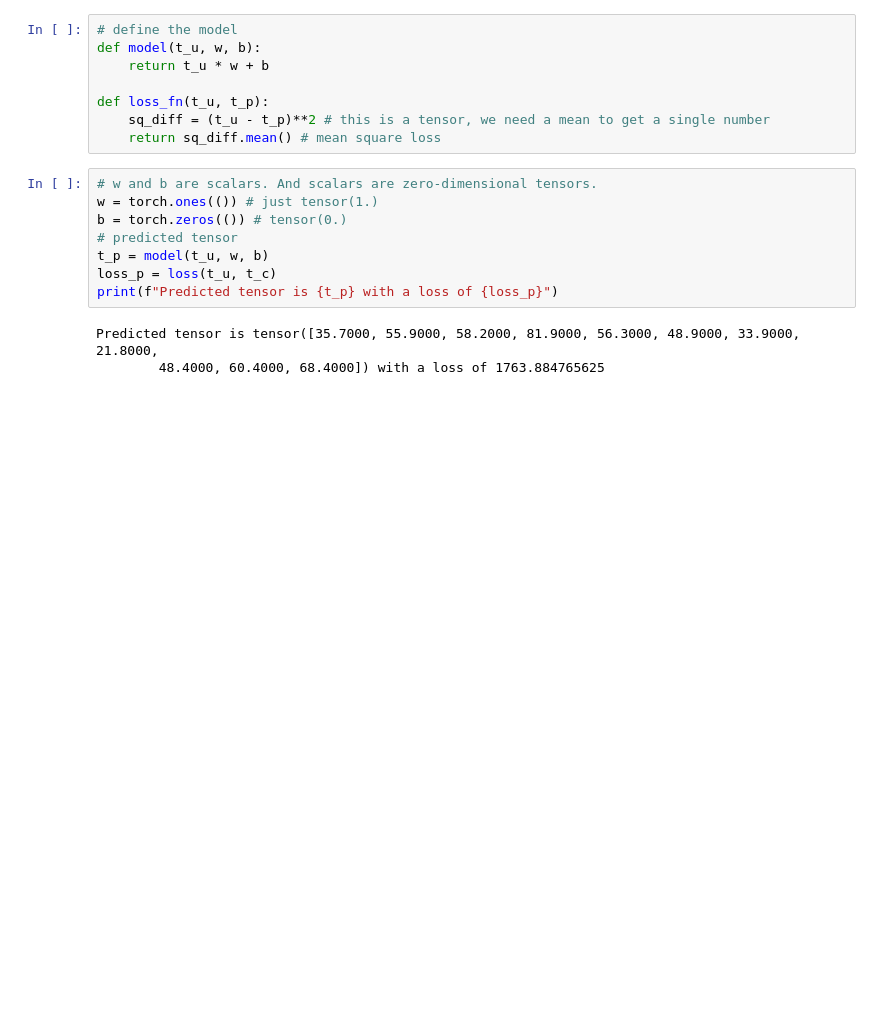
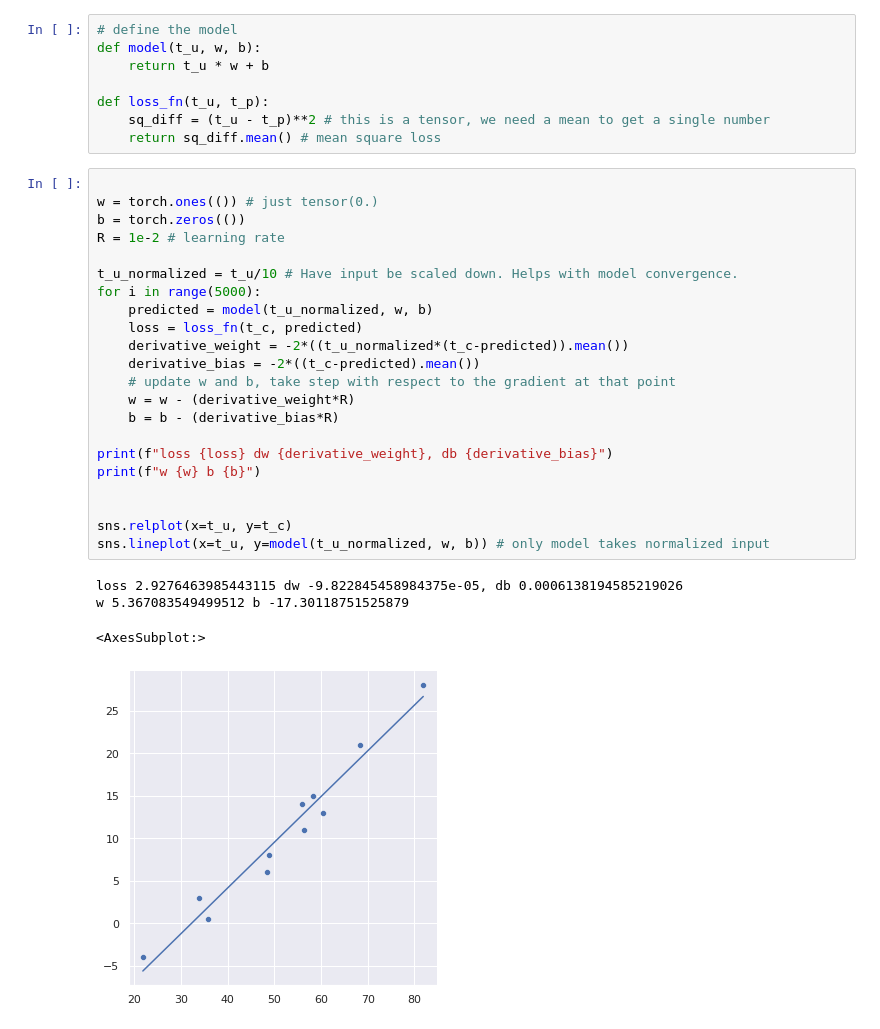
Before and after one commit to RohanGautam/pytorch_learning, a Jupyter notebook: notebooks/ch5-learning-basics.ipynb, the cells around one changed output. Drawn from its saved outputs; the diff is of its cells as text; blank space fills up the shorter version.

Commit message:
handwritten gradient descent

```diff
--- a/notebooks/ch5-learning-basics.ipynb
+++ b/notebooks/ch5-learning-basics.ipynb
@@ -34,14 +34,30 @@ def model(t_u, w, b):
 def loss_fn(t_u, t_p):
     sq_diff = (t_u - t_p)**2 # this is a tensor, we need a mean to get a single number
     return sq_diff.mean() # mean square loss
-# %%
-# w and b are scalars. And scalars are zero-dimensional tensors.
-w = torch.ones(()) # just tensor(1.)
-b = torch.zeros(()) # tensor(0.)
-# predicted tensor
-t_p = model(t_u, w, b)
-loss_p = loss(t_u, t_c)
-print(f"Predicted tensor is {t_p} with a loss of {loss_p}")
-# %% [output]
-Predicted tensor is tensor([35.7000, 55.9000, 58.2000, 81.9000, 56.3000, 48.9000, 33.9000, 21.8000,
-        48.4000, 60.4000, 68.4000]) with a loss of 1763.884765625
+# %%
+
+w = torch.ones(()) # just tensor(0.)
+b = torch.zeros(())
+R = 1e-2 # learning rate
+
+t_u_normalized = t_u/10 # Have input be scaled down. Helps with model convergence.
+for i in range(5000):
+    predicted = model(t_u_normalized, w, b)
+    loss = loss_fn(t_c, predicted)
+    derivative_weight = -2*((t_u_normalized*(t_c-predicted)).mean())
+    derivative_bias = -2*((t_c-predicted).mean())
+    # update w and b, take step with respect to the gradient at that point
+    w = w - (derivative_weight*R)
+    b = b - (derivative_bias*R)
+
+print(f"loss {loss} dw {derivative_weight}, db {derivative_bias}")
+print(f"w {w} b {b}")
+
+
+sns.relplot(x=t_u, y=t_c)
+sns.lineplot(x=t_u, y=model(t_u_normalized, w, b)) # only model takes normalized input
+# %% [output]
+loss 2.9276463985443115 dw -9.822845458984375e-05, db 0.0006138194585219026
+w 5.367083549499512 b -17.30118751525879
+<AxesSubplot:>
+[figure, added]
```
